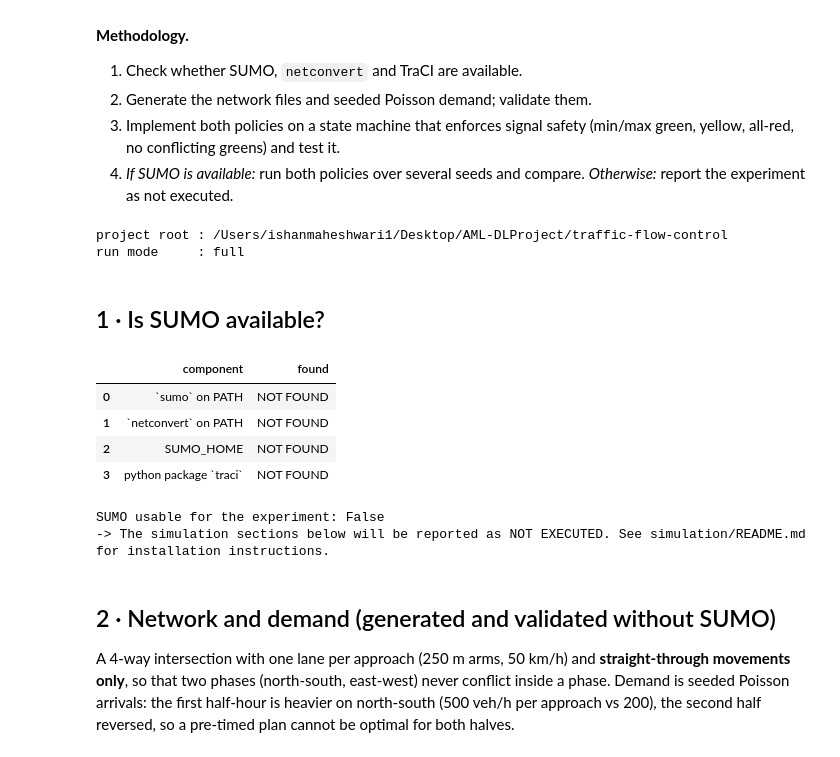
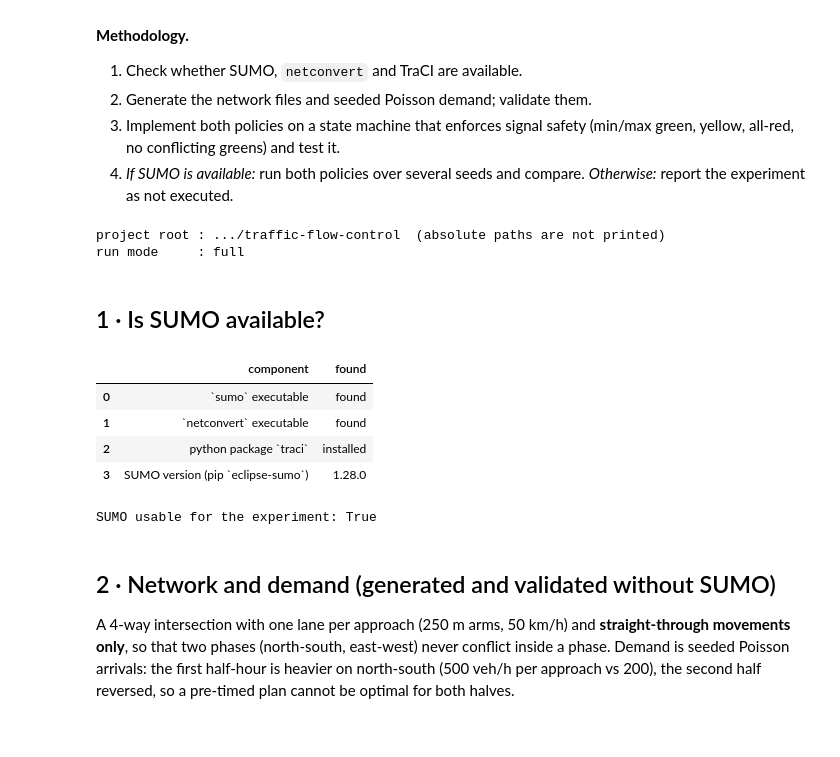
Before and after one commit to agrawalshreyansh/T005_MLDL_Project, a Jupyter notebook: notebooks/09_optional_sumo_simulation.ipynb, the cells around one changed output. Cells and saved outputs as stored; diff of their text form; code cells hidden in the pictures.

```diff
--- a/notebooks/09_optional_sumo_simulation.ipynb
+++ b/notebooks/09_optional_sumo_simulation.ipynb
@@ -27,10 +27,10 @@ sys.path.insert(0, str(ROOT))
 
 from src import config
 config.ensure_dirs()
-print(f"project root : {ROOT}")
+print(f"project root : .../{ROOT.name}  (absolute paths are not printed)")
 print(f"run mode     : {config.RUN_MODE}" + ("   <-- SMOKE TEST: outputs are NOT final results" if config.IS_SMOKE else ""))
 # %% [output]
-project root : /Users/ishanmaheshwari1/Desktop/AML-DLProject/traffic-flow-control
+project root : .../traffic-flow-control  (absolute paths are not printed)
 run mode     : full
 # %%
 import shutil, os, importlib.util, sys
@@ -46,25 +46,25 @@ import run_sumo_experiment as rs
 # %% [markdown]
 ## 1 · Is SUMO available?
 # %%
+from importlib import metadata
 status = {
-    "`sumo` on PATH": shutil.which("sumo"),
-    "`netconvert` on PATH": shutil.which("netconvert"),
-    "SUMO_HOME": os.environ.get("SUMO_HOME") or None,
+    "`sumo` executable": "found" if rs.sumo_binary("sumo") else None,
+    "`netconvert` executable": "found" if rs.sumo_binary("netconvert") else None,
     "python package `traci`": "installed" if importlib.util.find_spec("traci") else None,
+    "SUMO version (pip `eclipse-sumo`)": metadata.version("eclipse-sumo") if importlib.util.find_spec("sumo") else None,
 }
 display(pd.DataFrame({"component": list(status), "found": [v if v else "NOT FOUND" for v in status.values()]}))
-SUMO_AVAILABLE = all(status[k] for k in ("`sumo` on PATH", "`netconvert` on PATH", "python package `traci`"))
+SUMO_AVAILABLE = all(status[k] for k in ("`sumo` executable", "`netconvert` executable", "python package `traci`"))
 print("SUMO usable for the experiment:", SUMO_AVAILABLE)
 if not SUMO_AVAILABLE:
     print("-> The simulation sections below will be reported as NOT EXECUTED. See simulation/README.md for installation instructions.")
 # %% [output]
 |  | component | found |
-| 0 | `sumo` on PATH | NOT FOUND |
-| 1 | `netconvert` on PATH | NOT FOUND |
-| 2 | SUMO_HOME | NOT FOUND |
-| 3 | python package `traci` | NOT FOUND |
+| 0 | `sumo` executable | found |
+| 1 | `netconvert` executable | found |
+| 2 | python package `traci` | installed |
+| 3 | SUMO version (pip `eclipse-sumo`) | 1.28.0 |
-SUMO usable for the experiment: False
--> The simulation sections below will be reported as NOT EXECUTED. See simulation/README.md for installation instructions.
+SUMO usable for the experiment: True
 # %% [markdown]
 ## 2 · Network and demand (generated and validated without SUMO)
 
```
Also changed, not shown: parts of 9 cells of this notebook, 21 other files.
